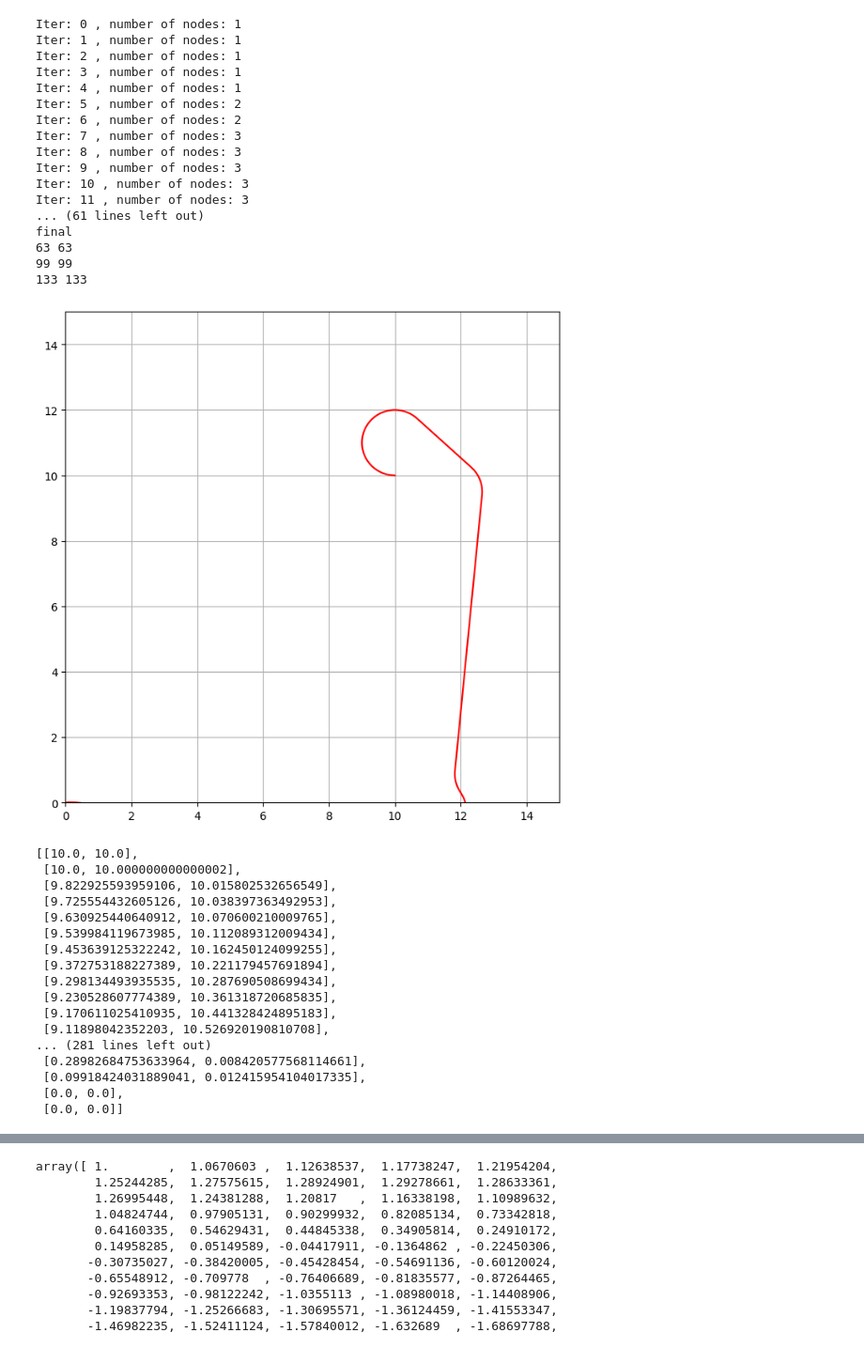
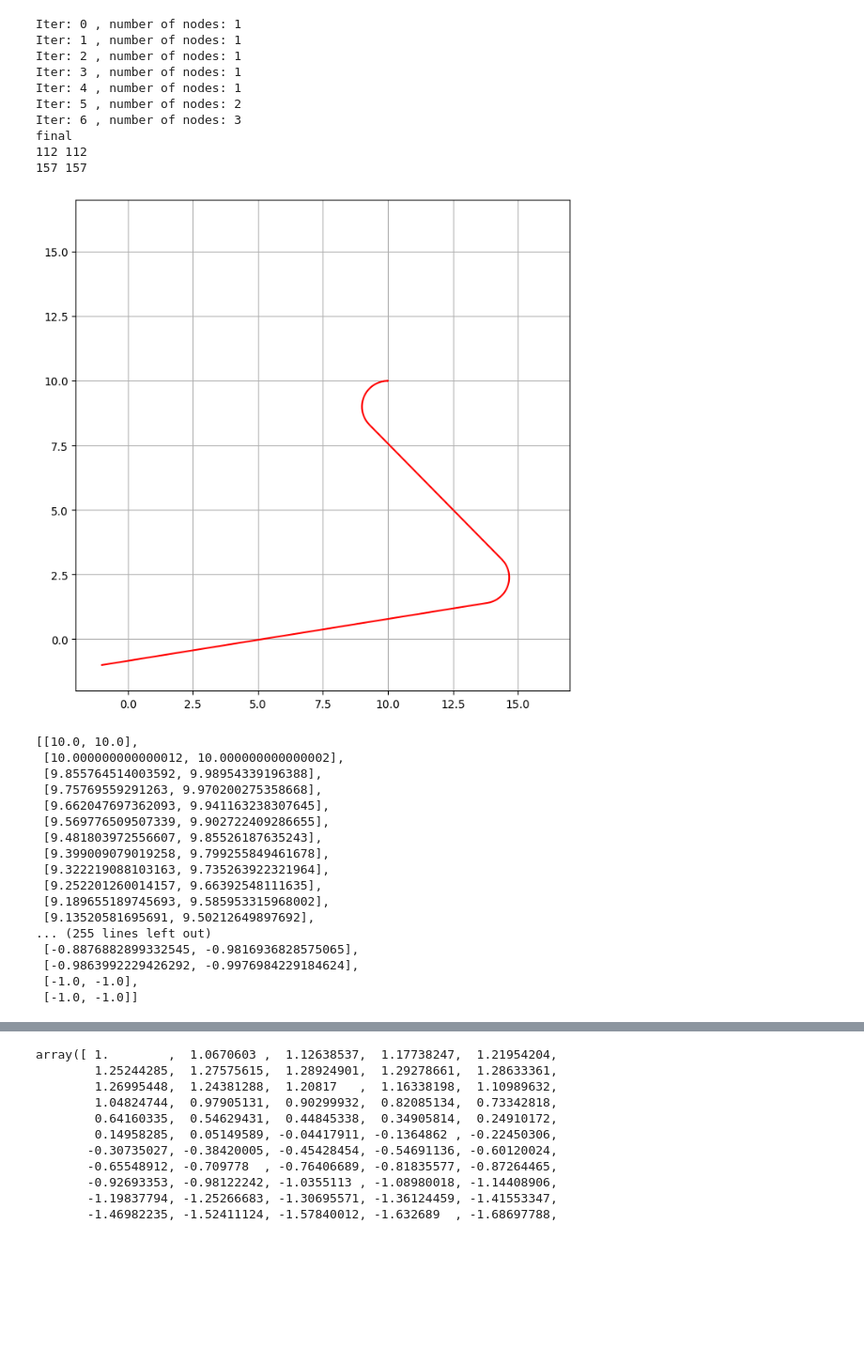
Before and after one commit to nicolazilio0/MAPF, a Jupyter notebook: path_planning/src/rtt_start_python/rrt_start_simplify.ipynb, the cells around one changed output, grey strips where cells are left out. Shown at 94% size. Cells and saved outputs as stored; diff of their text form; code cells hidden in the pictures; blank space fills up the shorter version.

```diff
--- a/path_planning/src/rtt_start_python/rrt_start_simplify.ipynb
+++ b/path_planning/src/rtt_start_python/rrt_start_simplify.ipynb
@@ -151,10 +151,7 @@ class RRTStarDubins:
         """
         nnode = len(self.node_list) + 1
         r = self.connect_circle_dist * np.sqrt(np.log(nnode) / nnode)
-        # if expand_dist exists, search vertices in a range no more than
-        # expand_dist
-        if hasattr(self, 'expand_dis'):
-            r = min(r, self.expand_dis)
+
         dist_list = [(node.x - new_node.x)**2 + (node.y - new_node.y)**2
                      for node in self.node_list]
         near_inds = [dist_list.index(i) for i in dist_list if i <= r**2]
@@ -241,7 +238,6 @@ class RRTStarDubins:
         path = [[self.end.x, self.end.y]]
         node = self.node_list[goal_index]
         while node.parent:
-            print(len(node.path_x), len(node.path_y))
             for (ix, iy) in zip(reversed(node.path_x), reversed(node.path_y)):
                 path.append([ix, iy])
             node = node.parent
@@ -309,7 +305,7 @@ obstacleList = [
 ]  # [x,y,size(radius)]
 
 # Set Initial parameters
-start = [0.0, 0.0, np.deg2rad(10.0)]
+start = [-1.0, -1.0, np.deg2rad(10.0)]
 goal = [10.0, 10.0, np.deg2rad(0.0)]
 
 rnd_min = 0
@@ -325,48 +321,41 @@ Iter: 2 , number of nodes: 1
 Iter: 3 , number of nodes: 1
 Iter: 4 , number of nodes: 1
 Iter: 5 , number of nodes: 2
-Iter: 6 , number of nodes: 2
-Iter: 7 , number of nodes: 3
-Iter: 8 , number of nodes: 3
-Iter: 9 , number of nodes: 3
-Iter: 10 , number of nodes: 3
-Iter: 11 , number of nodes: 3
-... (61 lines left out)
+Iter: 6 , number of nodes: 3
 final
-63 63
-99 99
-133 133
+112 112
+157 157
 # %%
 # rrtstar_dubins.draw_graph()
 plt.figure(figsize=(8, 8))
-plt.xlim(rnd_min, rnd_max)
-plt.ylim(rnd_min, rnd_max)
+plt.xlim(-2, 17)
+plt.ylim(-2, 17)
 plt.plot([x for (x, y) in path], [y for (x, y) in path], '-r')
 # plt.scatter([x for (x, y) in path], [y for (x, y) in path])
 plt.grid(True)
 plt.show()
 # %% [output]
-[figure, old version]
+[figure, new version]
 # %%
 path
 # %% [output]
 [[10.0, 10.0],
- [10.0, 10.000000000000002],
- [9.822925593959106, 10.015802532656549],
- [9.725554432605126, 10.038397363492953],
- [9.630925440640912, 10.070600210009765],
- [9.539984119673985, 10.112089312009434],
- [9.453639125322242, 10.162450124099255],
- [9.372753188227389, 10.221179457691894],
- [9.298134493935535, 10.287690508699434],
- [9.230528607774389, 10.361318720685835],
- [9.170611025410935, 10.441328424895183],
- [9.11898042352203, 10.526920190810708],
-... (281 lines left out)
- [0.28982684753633964, 0.008420577568114661],
- [0.09918424031889041, 0.012415954104017335],
- [0.0, 0.0],
- [0.0, 0.0]]
+ [10.000000000000012, 10.000000000000002],
+ [9.855764514003592, 9.98954339196388],
+ [9.75769559291263, 9.970200275358668],
+ [9.662047697362093, 9.941163238307645],
+ [9.569776509507339, 9.902722409286655],
+ [9.481803972556607, 9.85526187635243],
+ [9.399009079019258, 9.799255849461678],
+ [9.322219088103163, 9.735263922321964],
+ [9.252201260014157, 9.66392548111635],
+ [9.189655189745693, 9.585953315968002],
+ [9.13520581695691, 9.50212649897692],
+... (255 lines left out)
+ [-0.8876882899332545, -0.9816936828575065],
+ [-0.9863992229426292, -0.9976984229184624],
+ [-1.0, -1.0],
+ [-1.0, -1.0]]
 # %%
 path_cpp = [[10, 10],
             [10, 10],
```
Also changed, not shown: parts of 1 cell of this notebook, 3 other files.
